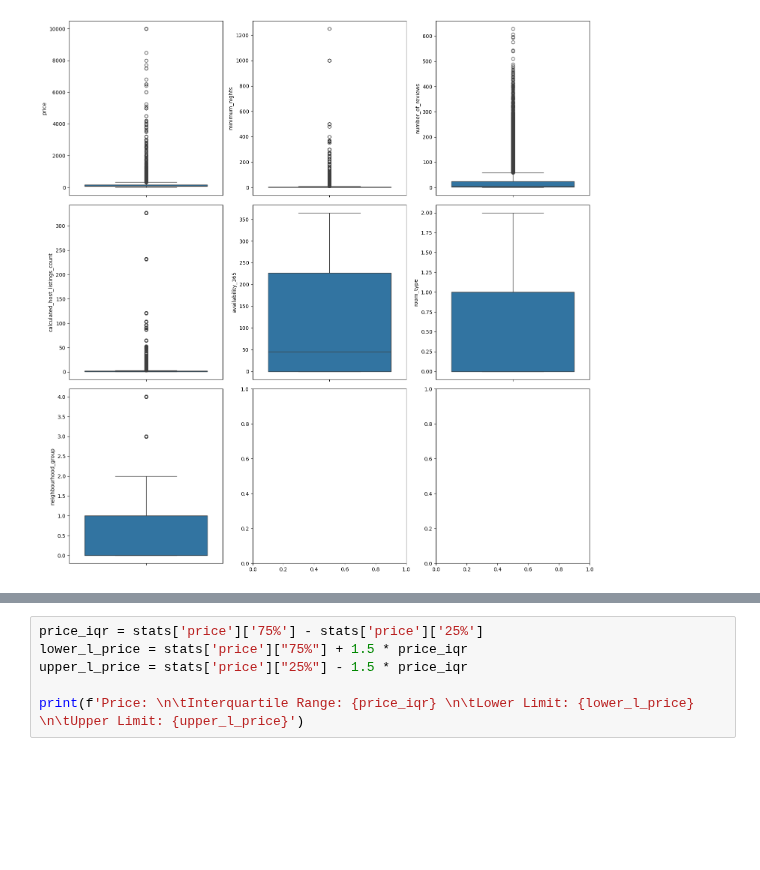
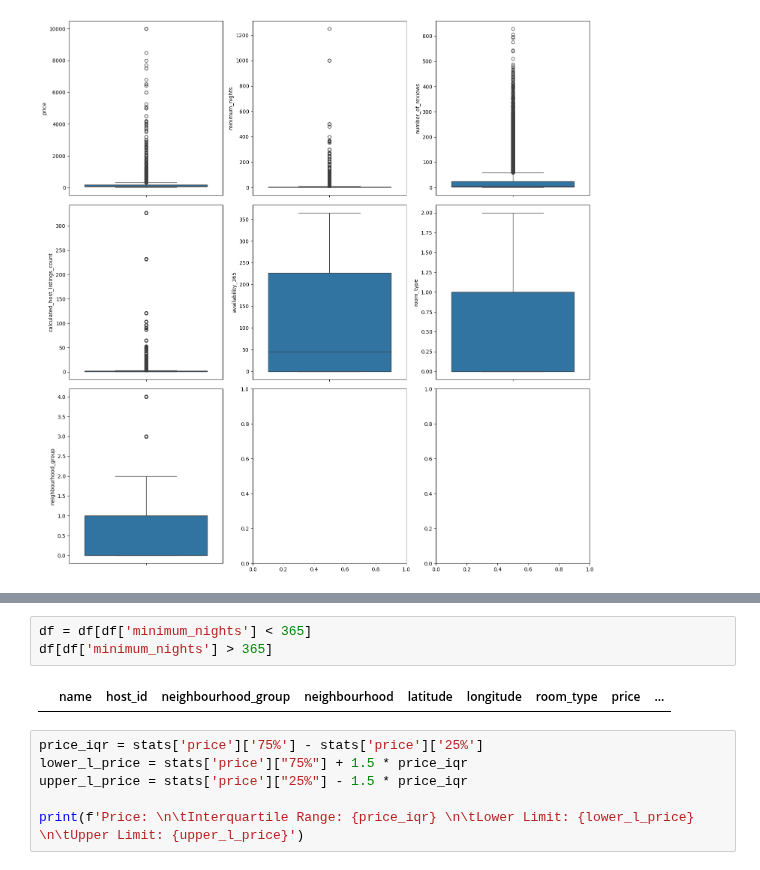
Before and after one commit to Diegomca98/4geeks-ml-template-prjs, a Jupyter notebook: src/explore.ipynb, the cells around one changed output, grey strips where cells are left out. Cells and saved outputs as stored; diff of their text form; blank space fills up the shorter version.

```diff
--- a/src/explore.ipynb
+++ b/src/explore.ipynb
@@ -394,3 +418,8 @@ plt.show()
+# %%
+df = df[df['minimum_nights'] < 365]
+df[df['minimum_nights'] > 365]
+# %% [output]
+|  | name | host_id | neighbourhood_group | neighbourhood | latitude | longitude | room_type | price | ... |
 # %%
 price_iqr = stats['price']['75%'] - stats['price']['25%']
 lower_l_price = stats['price']["75%"] + 1.5 * price_iqr
```
Also changed, not shown: parts of 5 cells of this notebook.
